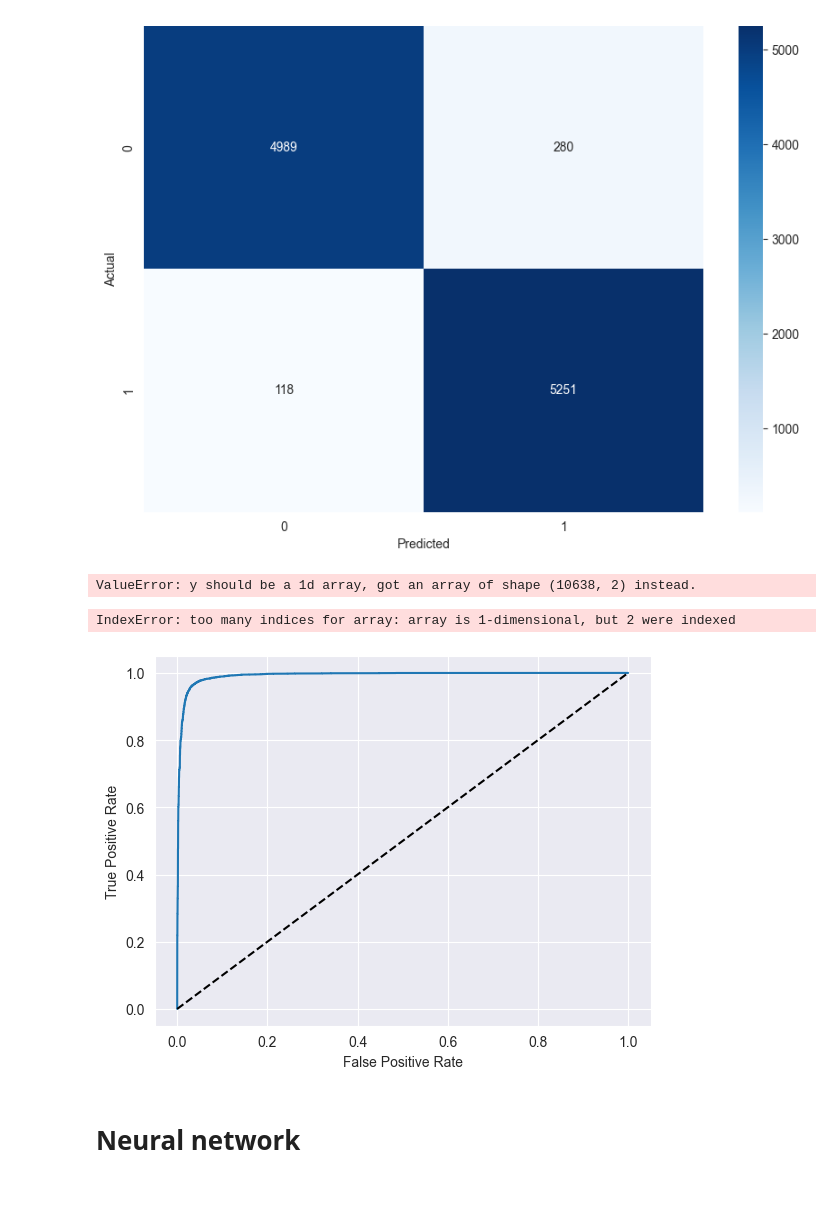
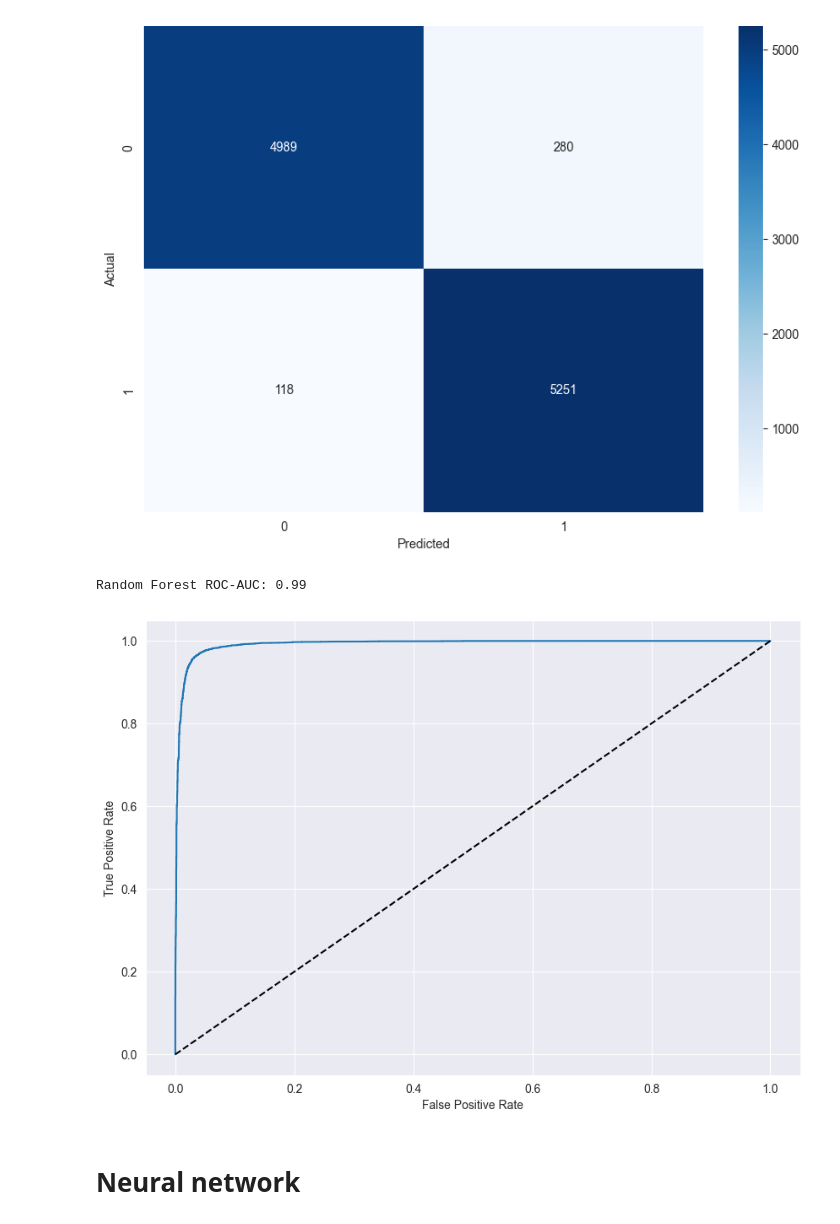
Before and after one commit to HirudikaAnupama/Predicting-Term-Deposit-Subscriptions, a Jupyter notebook: models/Predicting Term Deposit Subscriptions.ipynb, the cells around one changed output. Drawn from its saved outputs; the diff is of its cells as text; code cells hidden in the pictures; blank space fills up the shorter version.

Commit message:
check final performance of model

```diff
--- a/models/Predicting Term Deposit Subscriptions.ipynb
+++ b/models/Predicting Term Deposit Subscriptions.ipynb
@@ -625,7 +622,7 @@ dependent
 Name: y, Length: 28193, dtype: object
 # %%
 # Replace "yes" with 1 and "no" with 0
-dependent = dependent.replace({"yes": 1, "no": 0})
+dependent = dependent.replace({"yes": 1, "no": 0}).astype(int)
 # %%
 dependent
 # %% [output]
@@ -875,24 +872,27 @@ plt.show()
 # %% [output]
 [figure]
 # %%
-y_predict_proba_rf = rf_model_rs.predict_proba(x_test)
+# extract positive class probabilities
+y_predict_proba_rf = rf_model_rs.predict_proba(x_test)[:, 1]
 # %%
+# ROC-AUC score
 roc_auc_rf = roc_auc_score(y_test, y_predict_proba_rf)
 print(f"Random Forest ROC-AUC: {roc_auc_rf:.2f}")
 # %% [output]
-ValueError: y should be a 1d array, got an array of shape (10638, 2) instead.
+Random Forest ROC-AUC: 0.99
 # %%
-fpr_rf, tpr_rf , _= roc_curve(y_test,y_predict_proba_rf[:,1])
+# get false and ture positive rate
+fpr_rf, tpr_rf, _ = roc_curve(y_test, y_predict_proba_rf)
-# %% [output]
-IndexError: too many indices for array: array is 1-dimensional, but 2 were indexed
 # %%
-plt.plot(fpr, tpr, label='ROC')
+# plotting ROC curve
+plt.figure(figsize = (10,7))
+plt.plot(fpr_rf, tpr_rf, label='ROC')
 plt.plot([0, 1], [0, 1], 'k--')
 plt.xlabel('False Positive Rate')
 plt.ylabel('True Positive Rate')
 plt.show()
 # %% [output]
-[figure, old version]
+[figure, new version]
 # %% [markdown]
 # Neural network
 # %% [markdown]
```
Also changed, not shown: parts of 22 cells of this notebook.
